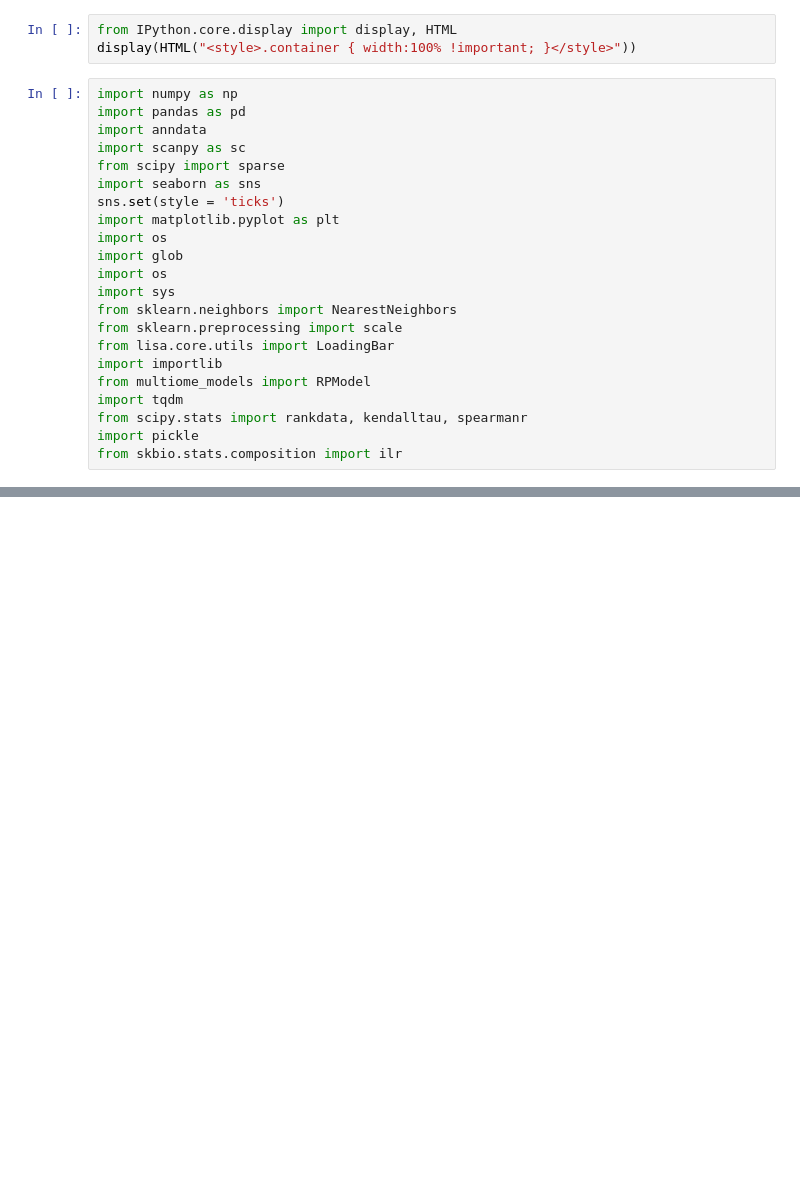
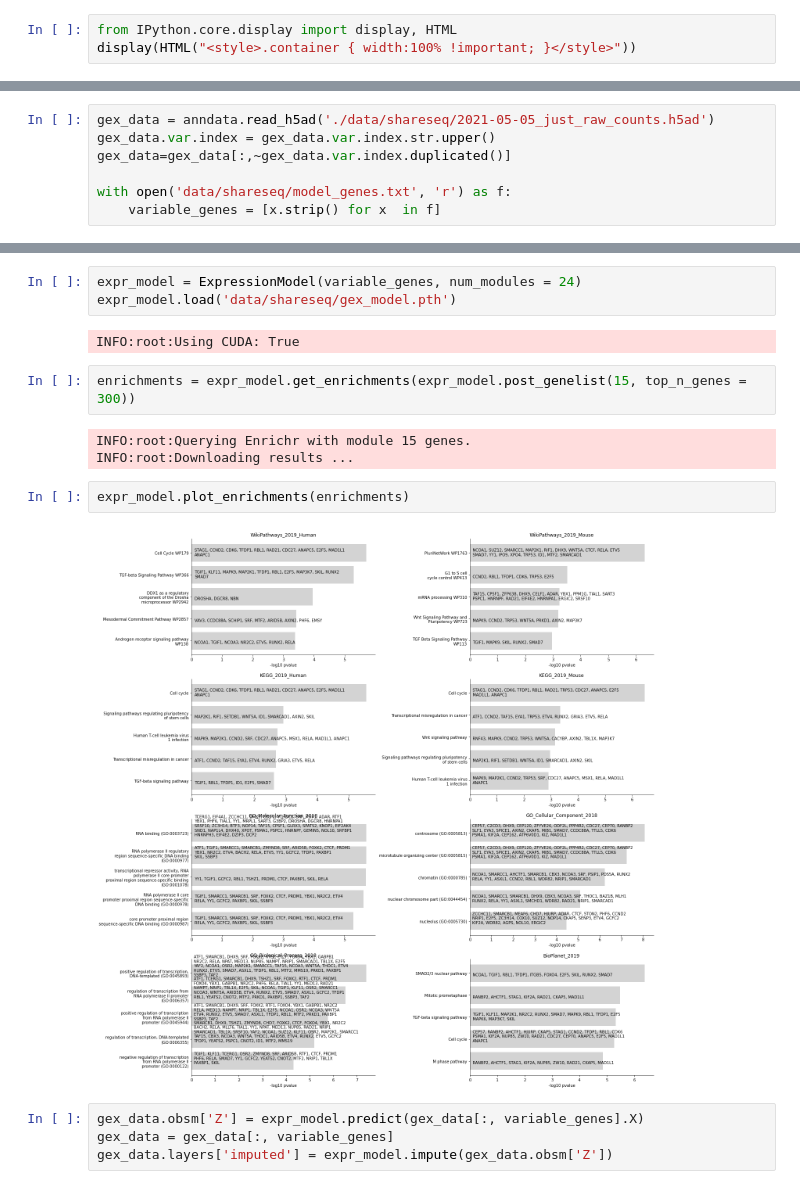
Before and after one commit to AllenWLynch/Kladi, a Jupyter notebook: shareseq_testing.ipynb, the cells around one changed output, grey strips where cells are left out. Drawn from its saved outputs; the diff is of its cells as text; blank space fills up the shorter version.

Commit message:
tested scIPM modeling

```diff
--- a/shareseq_testing.ipynb
+++ b/shareseq_testing.ipynb
@@ -1,25 +1,3 @@
 # %%
 from IPython.core.display import display, HTML
 display(HTML("<style>.container { width:100% !important; }</style>"))
-# %%
-import numpy as np
-import pandas as pd
-import anndata
-import scanpy as sc
-from scipy import sparse
-import seaborn as sns
-sns.set(style = 'ticks')
-import matplotlib.pyplot as plt
-import os
-import glob
-import os
-import sys
-from sklearn.neighbors import NearestNeighbors
-from sklearn.preprocessing import scale
-from lisa.core.utils import LoadingBar
-import importlib
-from multiome_models import RPModel
-import tqdm
-from scipy.stats import rankdata, kendalltau, spearmanr
-import pickle
-from skbio.stats.composition import ilr
@@ -116,0 +62,7 @@ gene_expr = anndata.read_h5ad('2021-02-01_gene_expr.h5ad')
+# %%
+gex_data = anndata.read_h5ad('./data/shareseq/2021-05-05_just_raw_counts.h5ad')
+gex_data.var.index = gex_data.var.index.str.upper()
+gex_data=gex_data[:,~gex_data.var.index.duplicated()]
+
+with open('data/shareseq/model_genes.txt', 'r') as f:
+    variable_genes = [x.strip() for x  in f]
@@ -116,0 +91,18 @@ gene_expr = anndata.read_h5ad('2021-02-01_gene_expr.h5ad')
+# %%
+expr_model = ExpressionModel(variable_genes, num_modules = 24)
+expr_model.load('data/shareseq/gex_model.pth')
+# %% [output]
+INFO:root:Using CUDA: True
+# %%
+enrichments = expr_model.get_enrichments(expr_model.post_genelist(15, top_n_genes = 300))
+# %% [output]
+INFO:root:Querying Enrichr with module 15 genes.
+INFO:root:Downloading results ...
+# %%
+expr_model.plot_enrichments(enrichments)
+# %% [output]
+[figure, added]
+# %%
+gex_data.obsm['Z'] = expr_model.predict(gex_data[:, variable_genes].X)
+gex_data = gex_data[:, variable_genes]
+gex_data.layers['imputed'] = expr_model.impute(gex_data.obsm['Z'])
```
Also changed, not shown: parts of 36 cells of this notebook, 9 other files.
